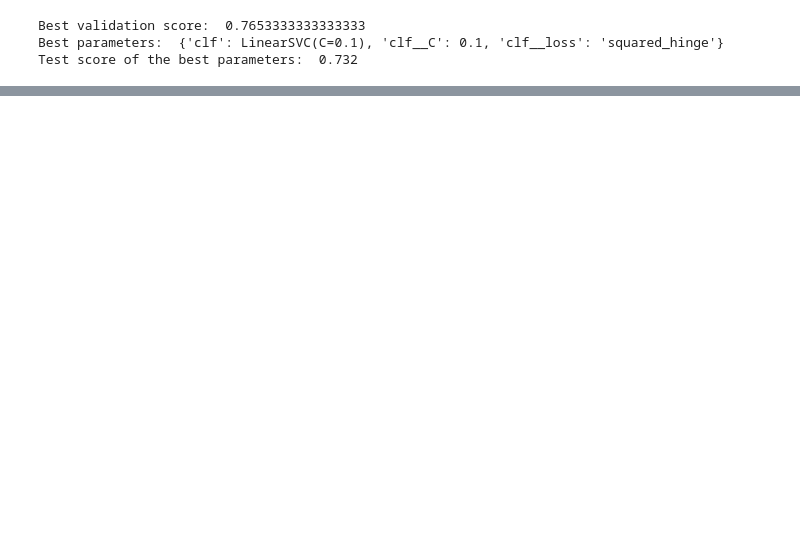
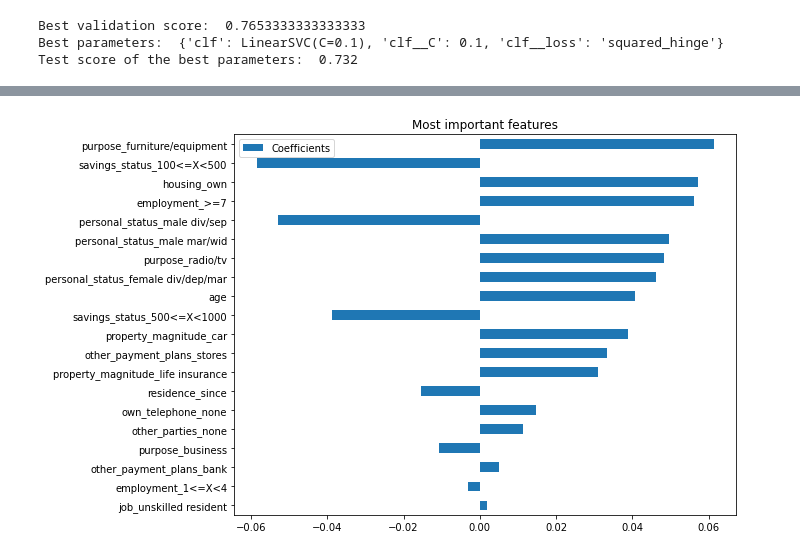
Before and after one commit to ungaroluis/applied-ml-2020, a Jupyter notebook: hw2/part1.ipynb, the cells around one changed output, grey strips where cells are left out. Drawn from its saved outputs; the diff is of its cells as text; code cells hidden in the pictures; blank space fills up the shorter version.

```diff
--- a/hw2/part1.ipynb
+++ b/hw2/part1.ipynb
@@ -239,0 +245,21 @@ display(pd.DataFrame(params_dict))
+# %%
+# Feature importance
+feature_names = []
+
+for trans in grid.best_estimator_.named_steps['trans'].transformers_:
+    if trans[0] == 'cat':
+        feature_names.extend(trans[1].get_feature_names(input_features=trans[2]))
+    else:
+        feature_names.extend(trans[2])
+
+coefs = pd.DataFrame(
+    np.ravel(grid.best_estimator_.named_steps['clf'].coef_),
+    columns=['Coefficients'], index=feature_names
+)
+
+coefs.reindex(coefs.abs().sort_values(by=['Coefficients']).index).head(20).plot(kind='barh', figsize=(9, 7))
+plt.title('Most important features')
+
+plt.show()
+# %% [output]
+[figure, added]
```
Also changed, not shown: parts of 5 cells of this notebook.
